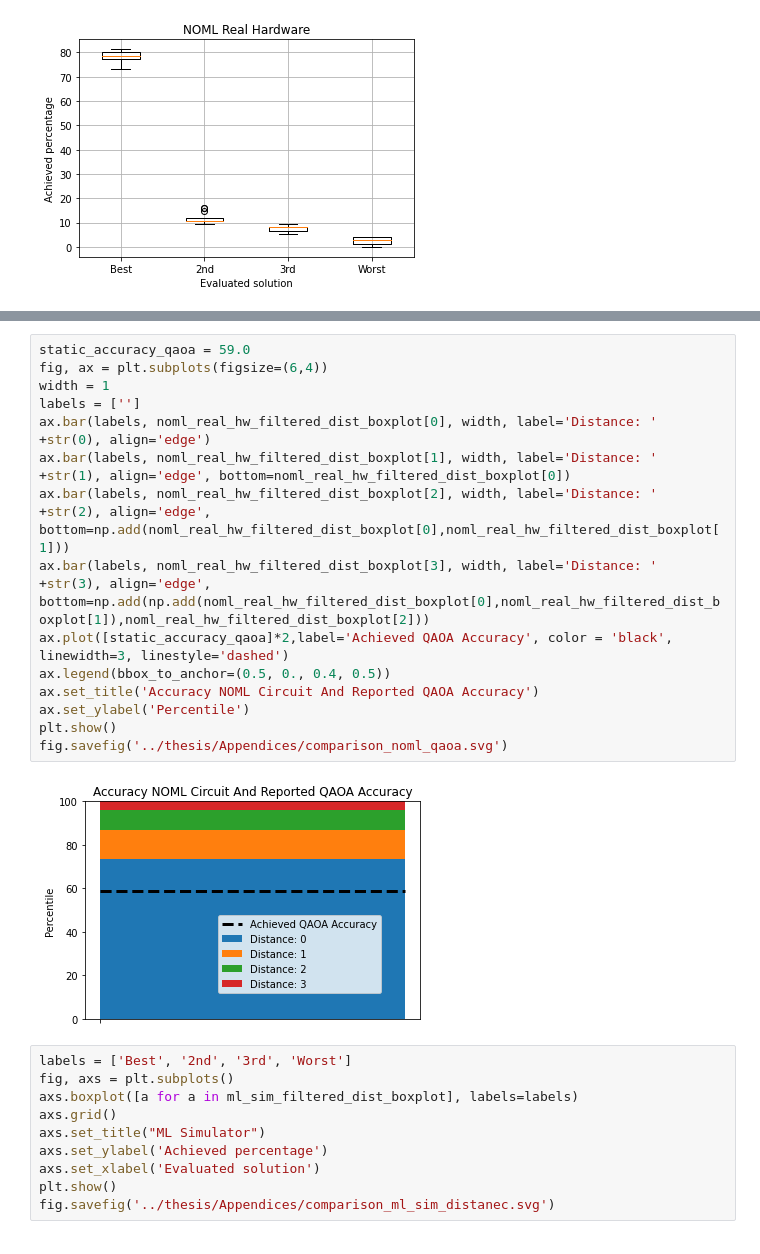
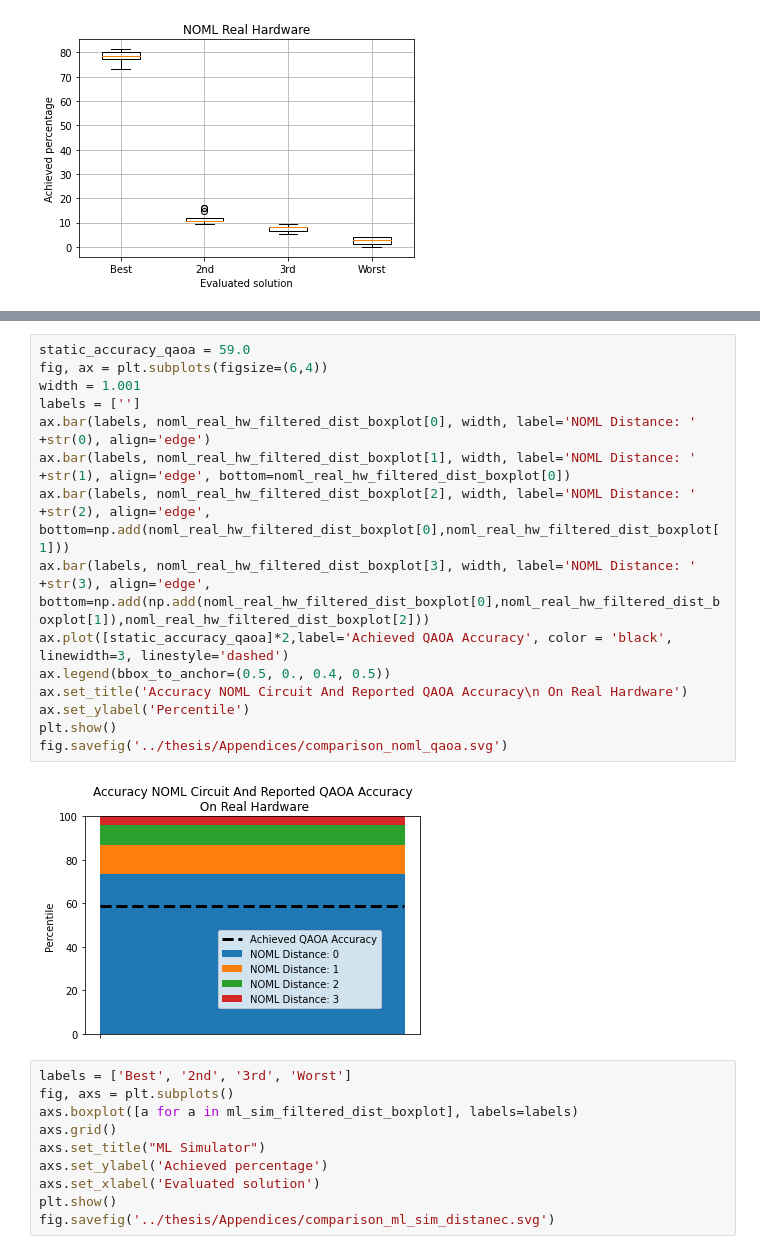
Before and after one commit to RicardoMonteiroSimoes/Quantum-Machine-Learning, a Jupyter notebook: code/circuit_to_latex.ipynb, the cells around one changed output, grey strips where cells are left out. Drawn from its saved outputs; the diff is of its cells as text.

Commit message:
more updates to graph

```diff
--- a/code/circuit_to_latex.ipynb
+++ b/code/circuit_to_latex.ipynb
@@ -539,20 +542,20 @@ fig.savefig('../thesis/Appendices/comparison_noml_rhw_f_distance.svg')
 # %%
 static_accuracy_qaoa = 59.0
 fig, ax = plt.subplots(figsize=(6,4))
-width = 1
+width = 1.001
 labels = ['']
-ax.bar(labels, noml_real_hw_filtered_dist_boxplot[0], width, label='Distance: ' +str(0), align='edge')
-ax.bar(labels, noml_real_hw_filtered_dist_boxplot[1], width, label='Distance: ' +str(1), align='edge', bottom=noml_real_hw_filtered_dist_boxplot[0])
-ax.bar(labels, noml_real_hw_filtered_dist_boxplot[2], width, label='Distance: ' +str(2), align='edge', bottom=np.add(noml_real_hw_filtered_dist_boxplot[0],noml_real_hw_filtered_dist_boxplot[1]))
-ax.bar(labels, noml_real_hw_filtered_dist_boxplot[3], width, label='Distance: ' +str(3), align='edge', bottom=np.add(np.add(noml_real_hw_filtered_dist_boxplot[0],noml_real_hw_filtered_dist_boxplot[1]),noml_real_hw_filtered_dist_boxplot[2]))
+ax.bar(labels, noml_real_hw_filtered_dist_boxplot[0], width, label='NOML Distance: ' +str(0), align='edge')
+ax.bar(labels, noml_real_hw_filtered_dist_boxplot[1], width, label='NOML Distance: ' +str(1), align='edge', bottom=noml_real_hw_filtered_dist_boxplot[0])
+ax.bar(labels, noml_real_hw_filtered_dist_boxplot[2], width, label='NOML Distance: ' +str(2), align='edge', bottom=np.add(noml_real_hw_filtered_dist_boxplot[0],noml_real_hw_filtered_dist_boxplot[1]))
+ax.bar(labels, noml_real_hw_filtered_dist_boxplot[3], width, label='NOML Distance: ' +str(3), align='edge', bottom=np.add(np.add(noml_real_hw_filtered_dist_boxplot[0],noml_real_hw_filtered_dist_boxplot[1]),noml_real_hw_filtered_dist_boxplot[2]))
 ax.plot([static_accuracy_qaoa]*2,label='Achieved QAOA Accuracy', color = 'black', linewidth=3, linestyle='dashed')
 ax.legend(bbox_to_anchor=(0.5, 0., 0.4, 0.5))
-ax.set_title('Accuracy NOML Circuit And Reported QAOA Accuracy')
+ax.set_title('Accuracy NOML Circuit And Reported QAOA Accuracy\n On Real Hardware')
 ax.set_ylabel('Percentile')
 plt.show()
 fig.savefig('../thesis/Appendices/comparison_noml_qaoa.svg')
 # %% [output]
-[figure, old version]
+[figure, new version]
 # %%
 labels = ['Best', '2nd', '3rd', 'Worst']
 fig, axs = plt.subplots()
```
Also changed, not shown: parts of 1 cell of this notebook, 1 other file.
